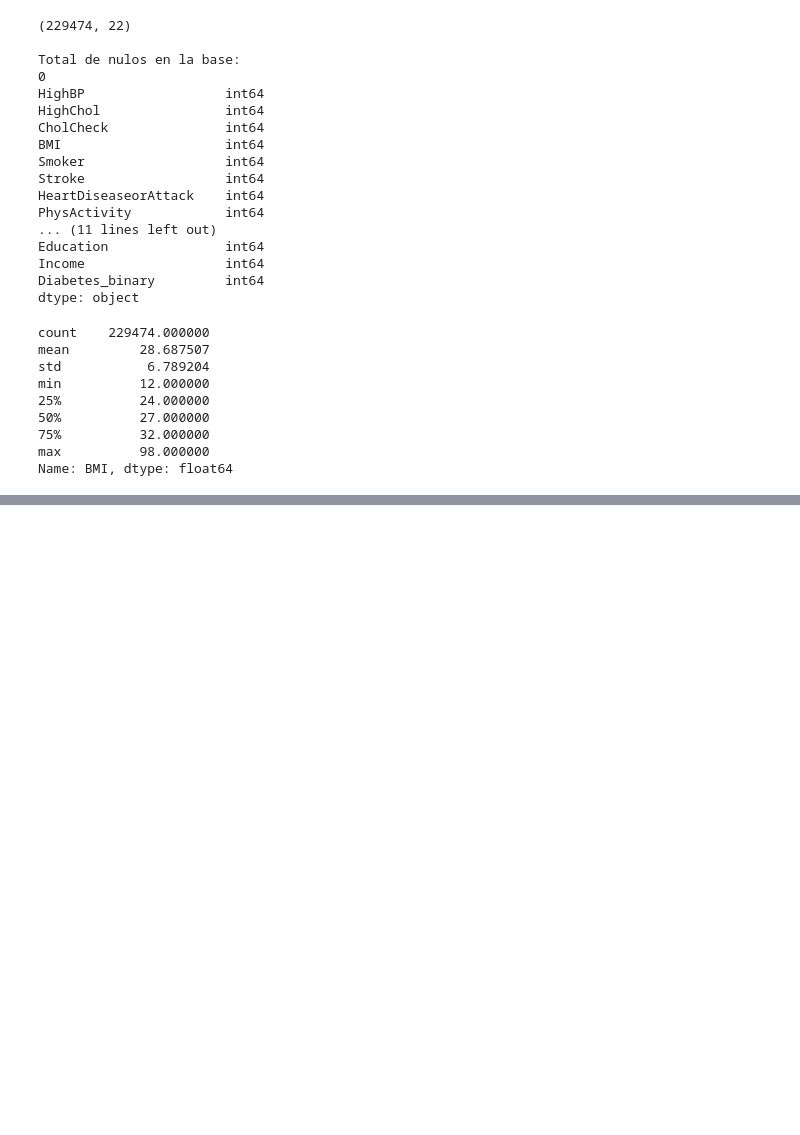
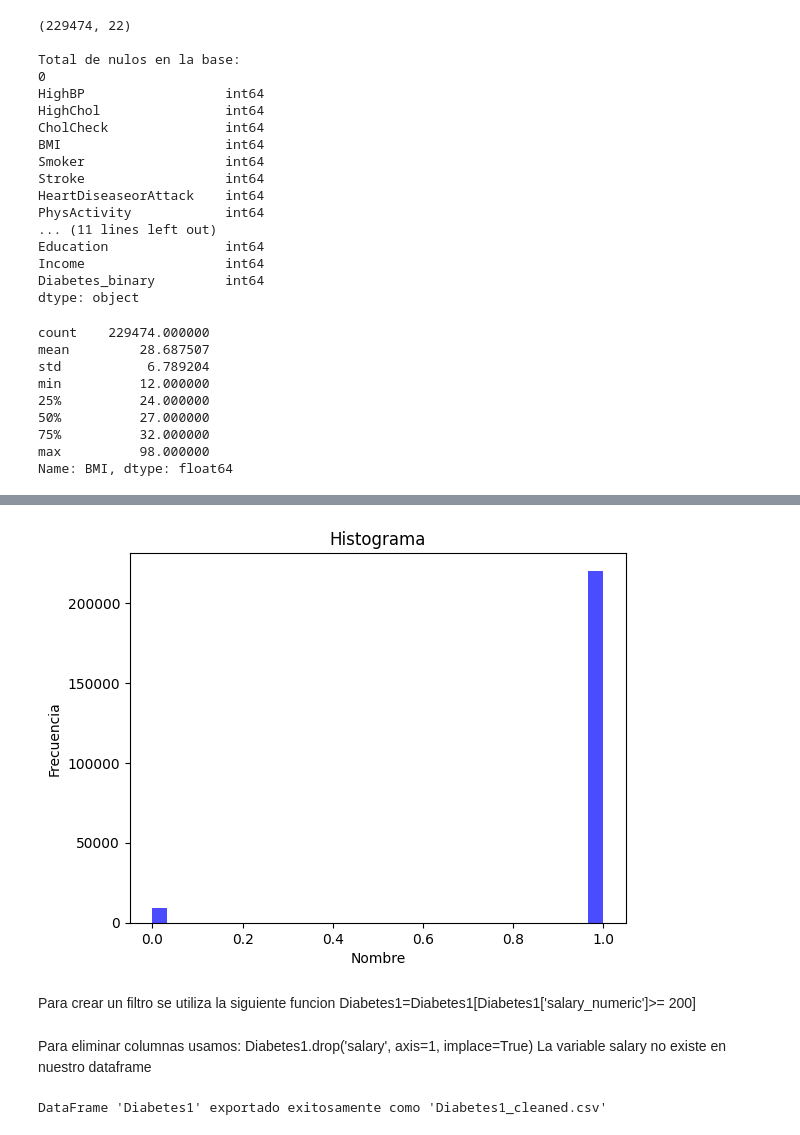
Before and after one commit to EstebanCorsino/MiPrimerRepo, a Jupyter notebook: Diabetes/Diabetes1.ipynb, the cells around one changed output, grey strips where cells are left out. Saved outputs shown, nothing was run; the diff lists cells and outputs as text; code cells hidden in the pictures; blank space fills up the shorter version.

```diff
--- a/Diabetes/Diabetes1.ipynb
+++ b/Diabetes/Diabetes1.ipynb
@@ -170,0 +301,24 @@ Name: BMI, dtype: float64
+# %%
+#Crear histograma
+plt.hist(Diabetes1['CholCheck'], bins=30, color='blue', alpha=0.7)
+#Anadir etiquetas y nombre
+plt.xlabel('Nombre')
+plt.ylabel('Frecuencia')
+plt.title('Histograma')
+#Mostrar el histograma
+plt.show()
+# %% [output]
+[figure, added]
+# %% [markdown]
+Para crear un filtro se utiliza la siguiente funcion
+Diabetes1=Diabetes1[Diabetes1['salary_numeric']>= 200]
+# %% [markdown]
+Para eliminar columnas usamos:
+Diabetes1.drop('salary', axis=1, implace=True)
+La variable salary no existe en nuestro dataframe
+# %%
+csv_export_filename = 'Diabetes1_cleaned.csv'
+Diabetes1.to_csv(csv_export_filename, index=False)
+print(f"DataFrame 'Diabetes1' exportado exitosamente como '{csv_export_filename}'")
+# %% [output]
+DataFrame 'Diabetes1' exportado exitosamente como 'Diabetes1_cleaned.csv'
```
Also changed, not shown: parts of 15 cells of this notebook, 4 other files.
